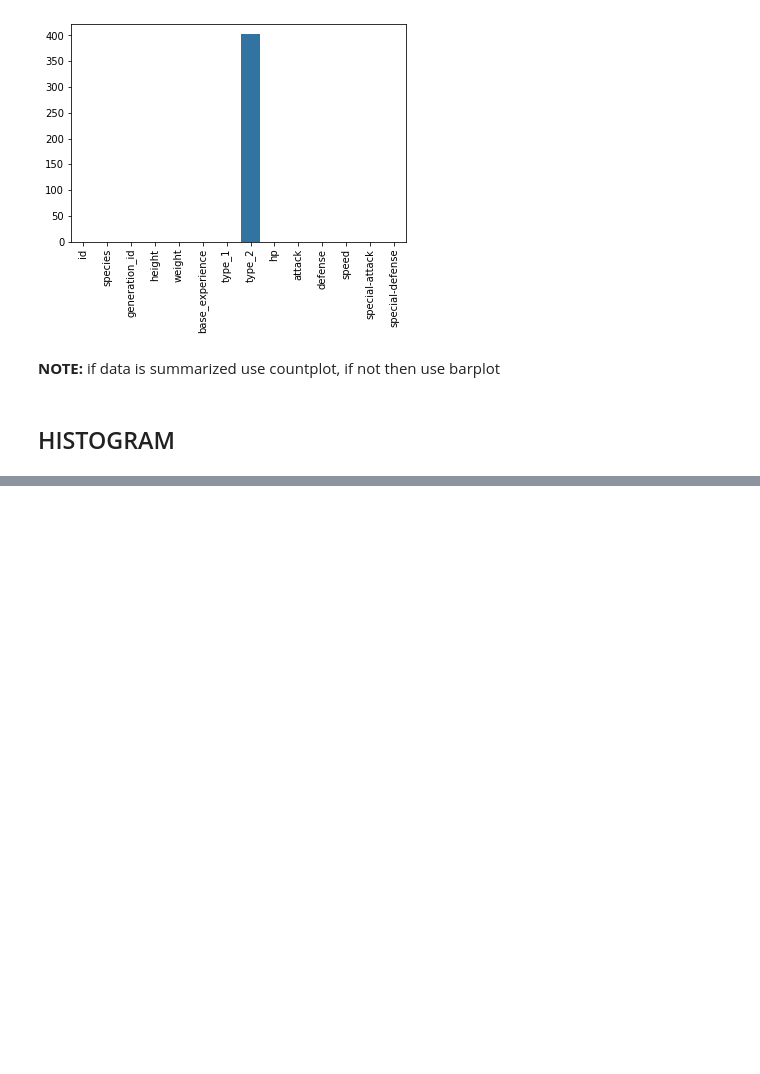
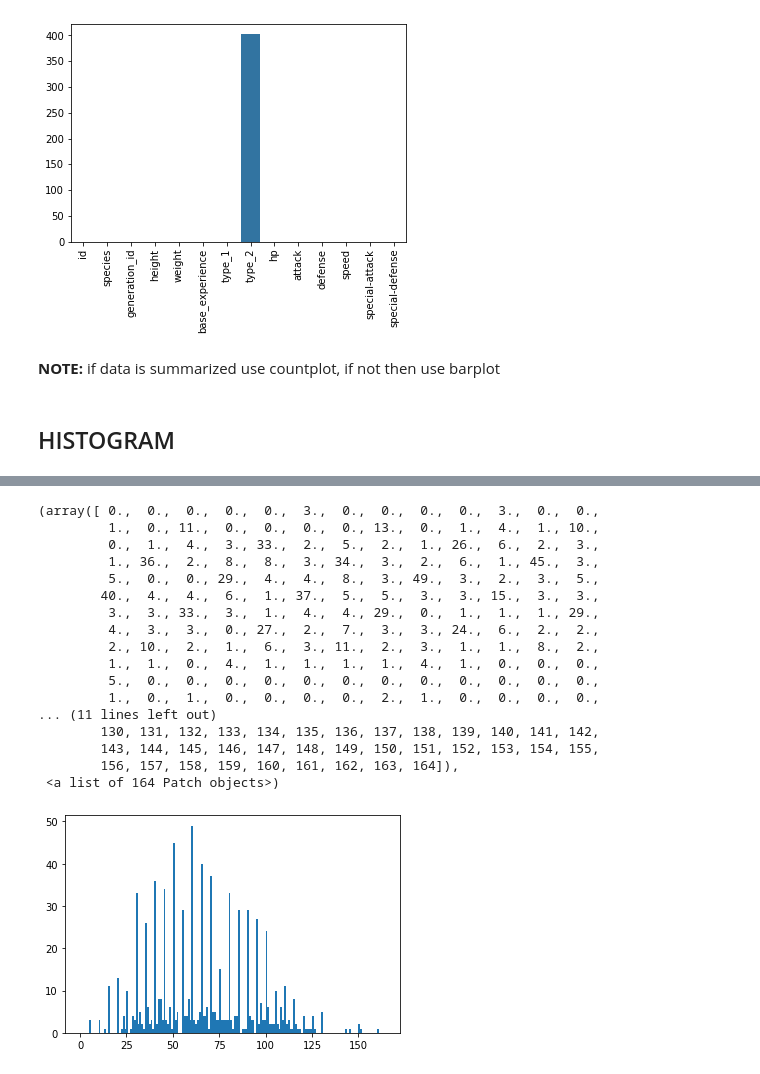
Before and after one commit to wajeehulhassanvii/data_science_portfolio, a Jupyter notebook: visualization/Univariate_Practice.ipynb, the cells around one changed output, grey strips where cells are left out. Drawn from its saved outputs; the diff is of its cells as text; code cells hidden in the pictures; blank space fills up the shorter version.

```diff
--- a/visualization/Univariate_Practice.ipynb
+++ b/visualization/Univariate_Practice.ipynb
@@ -199,0 +251,23 @@ plt.xticks(rotation=90)
+# %%
+bin_size=1
+bins = np.arange(0, pokemon['speed'].max()+5, bin_size)
+plt.hist(data=pokemon, x='speed', bins=bins)
+# %% [output]
+(array([ 0.,  0.,  0.,  0.,  0.,  3.,  0.,  0.,  0.,  0.,  3.,  0.,  0.,
+         1.,  0., 11.,  0.,  0.,  0.,  0., 13.,  0.,  1.,  4.,  1., 10.,
+         0.,  1.,  4.,  3., 33.,  2.,  5.,  2.,  1., 26.,  6.,  2.,  3.,
+         1., 36.,  2.,  8.,  8.,  3., 34.,  3.,  2.,  6.,  1., 45.,  3.,
+         5.,  0.,  0., 29.,  4.,  4.,  8.,  3., 49.,  3.,  2.,  3.,  5.,
+        40.,  4.,  4.,  6.,  1., 37.,  5.,  5.,  3.,  3., 15.,  3.,  3.,
+         3.,  3., 33.,  3.,  1.,  4.,  4., 29.,  0.,  1.,  1.,  1., 29.,
+         4.,  3.,  3.,  0., 27.,  2.,  7.,  3.,  3., 24.,  6.,  2.,  2.,
+         2., 10.,  2.,  1.,  6.,  3., 11.,  2.,  3.,  1.,  1.,  8.,  2.,
+         1.,  1.,  0.,  4.,  1.,  1.,  1.,  1.,  4.,  1.,  0.,  0.,  0.,
+         5.,  0.,  0.,  0.,  0.,  0.,  0.,  0.,  0.,  0.,  0.,  0.,  0.,
+         1.,  0.,  1.,  0.,  0.,  0.,  0.,  2.,  1.,  0.,  0.,  0.,  0.,
+... (11 lines left out)
+        130, 131, 132, 133, 134, 135, 136, 137, 138, 139, 140, 141, 142,
+        143, 144, 145, 146, 147, 148, 149, 150, 151, 152, 153, 154, 155,
+        156, 157, 158, 159, 160, 161, 162, 163, 164]),
+ <a list of 164 Patch objects>)
+[figure, added]
```
Also changed, not shown: parts of 41 cells of this notebook, 4 other files.
